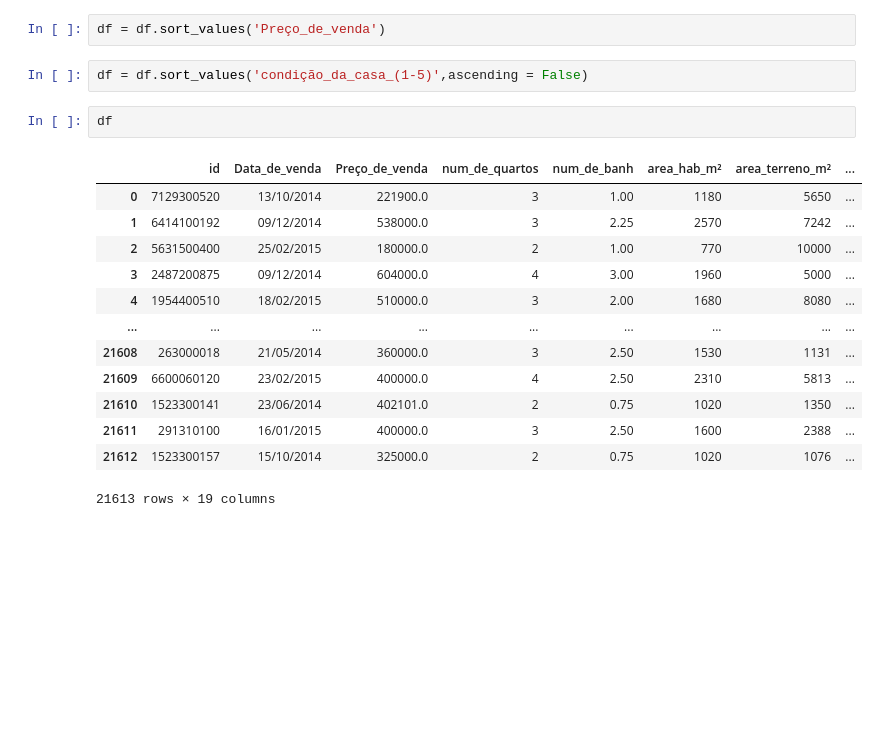
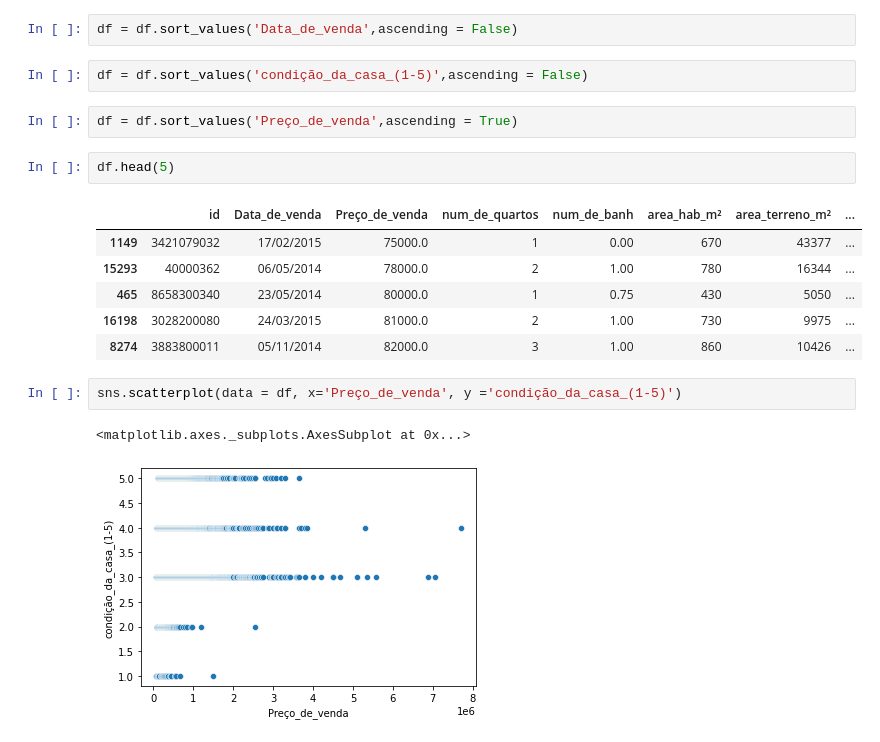
Before and after one commit to alexsandrors91/Cientista_de_dados, a Jupyter notebook: Mini_projeto_1.ipynb, the cells around one changed output. Cells and saved outputs as stored; diff of their text form; blank space fills up the shorter version.

```diff
--- a/Mini_projeto_1.ipynb
+++ b/Mini_projeto_1.ipynb
@@ -144,22 +144,22 @@ Data columns (total 19 columns):
 dtypes: float64(5), int64(13), object(1)
 memory usage: 3.3+ MB
 # %%
-df = df.sort_values('Preço_de_venda')
+df = df.sort_values('Data_de_venda',ascending = False)
 # %%
 df = df.sort_values('condição_da_casa_(1-5)',ascending = False)
+# %%
+df = df.sort_values('Preço_de_venda',ascending = True)
 # %%
-df
+df.head(5)
 # %% [output]
 |  | id | Data_de_venda | Preço_de_venda | num_de_quartos | num_de_banh | area_hab_m² | area_terreno_m² | ... |
-| 0 | 7129300520 | 13/10/2014 | 221900.0 | 3 | 1.00 | 1180 | 5650 | ... |
-| 1 | 6414100192 | 09/12/2014 | 538000.0 | 3 | 2.25 | 2570 | 7242 | ... |
-| 2 | 5631500400 | 25/02/2015 | 180000.0 | 2 | 1.00 | 770 | 10000 | ... |
-| 3 | 2487200875 | 09/12/2014 | 604000.0 | 4 | 3.00 | 1960 | 5000 | ... |
-| 4 | 1954400510 | 18/02/2015 | 510000.0 | 3 | 2.00 | 1680 | 8080 | ... |
-| ... | ... | ... | ... | ... | ... | ... | ... | ... |
-| 21608 | 263000018 | 21/05/2014 | 360000.0 | 3 | 2.50 | 1530 | 1131 | ... |
-| 21609 | 6600060120 | 23/02/2015 | 400000.0 | 4 | 2.50 | 2310 | 5813 | ... |
-| 21610 | 1523300141 | 23/06/2014 | 402101.0 | 2 | 0.75 | 1020 | 1350 | ... |
-| 21611 | 291310100 | 16/01/2015 | 400000.0 | 3 | 2.50 | 1600 | 2388 | ... |
-| 21612 | 1523300157 | 15/10/2014 | 325000.0 | 2 | 0.75 | 1020 | 1076 | ... |
+| 1149 | 3421079032 | 17/02/2015 | 75000.0 | 1 | 0.00 | 670 | 43377 | ... |
+| 15293 | 40000362 | 06/05/2014 | 78000.0 | 2 | 1.00 | 780 | 16344 | ... |
+| 465 | 8658300340 | 23/05/2014 | 80000.0 | 1 | 0.75 | 430 | 5050 | ... |
+| 16198 | 3028200080 | 24/03/2015 | 81000.0 | 2 | 1.00 | 730 | 9975 | ... |
+| 8274 | 3883800011 | 05/11/2014 | 82000.0 | 3 | 1.00 | 860 | 10426 | ... |
-21613 rows × 19 columns
+# %%
+sns.scatterplot(data = df, x='Preço_de_venda', y ='condição_da_casa_(1-5)')
+# %% [output]
+<matplotlib.axes._subplots.AxesSubplot at 0x...>
+[figure, added]
```
